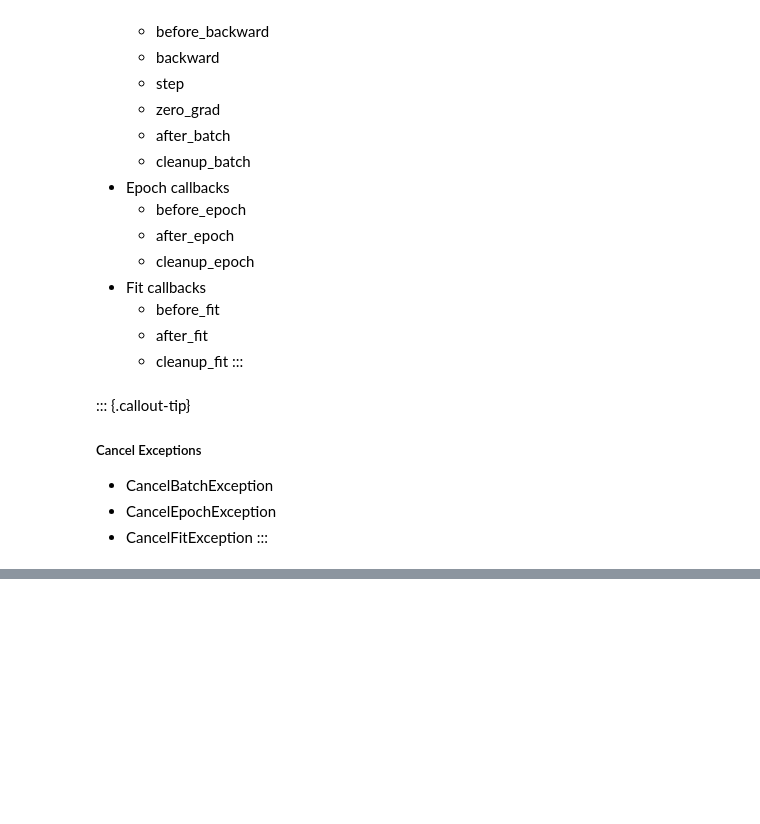
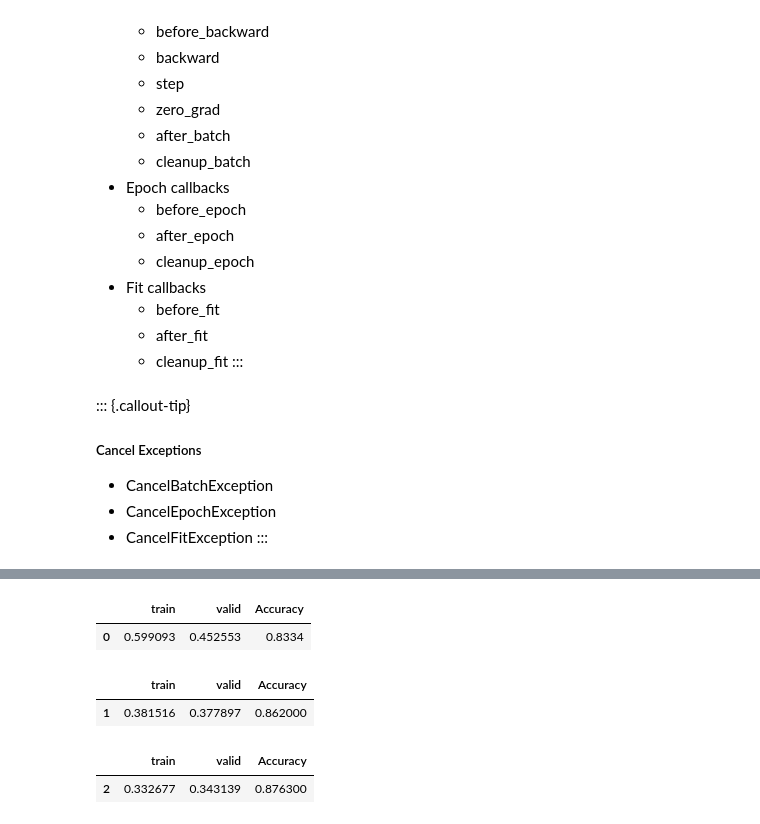
Before and after one commit to Isaac-Flath/AIsaac, a Jupyter notebook: nbs/Tutorials/00_Callbacks.ipynb, the cells around one changed output, grey strips where cells are left out. Drawn from its saved outputs; the diff is of its cells as text; code cells hidden in the pictures; blank space fills up the shorter version.

```diff
--- a/nbs/Tutorials/00_Callbacks.ipynb
+++ b/nbs/Tutorials/00_Callbacks.ipynb
@@ -193,0 +201,9 @@ class MomentumTrainCB(BasicTrainCB):
+# %%
+trainer = Trainer(dls,
+                  nn.CrossEntropyLoss(),
+                  torch.optim.Adam,
+                  get_model_conv(),
+                  callbacks=[CoreCBs(Accuracy=MulticlassAccuracy())])
+# %%
+trainer.fit()
+# %% [output]
@@ -193,0 +211,6 @@ class MomentumTrainCB(BasicTrainCB):
+|  | train | valid | Accuracy |
+| 0 | 0.599093 | 0.452553 | 0.8334 |
+|  | train | valid | Accuracy |
+| 1 | 0.381516 | 0.377897 | 0.862000 |
+|  | train | valid | Accuracy |
+| 2 | 0.332677 | 0.343139 | 0.876300 |
```
Also changed, not shown: parts of 24 cells of this notebook, 12 other files.
